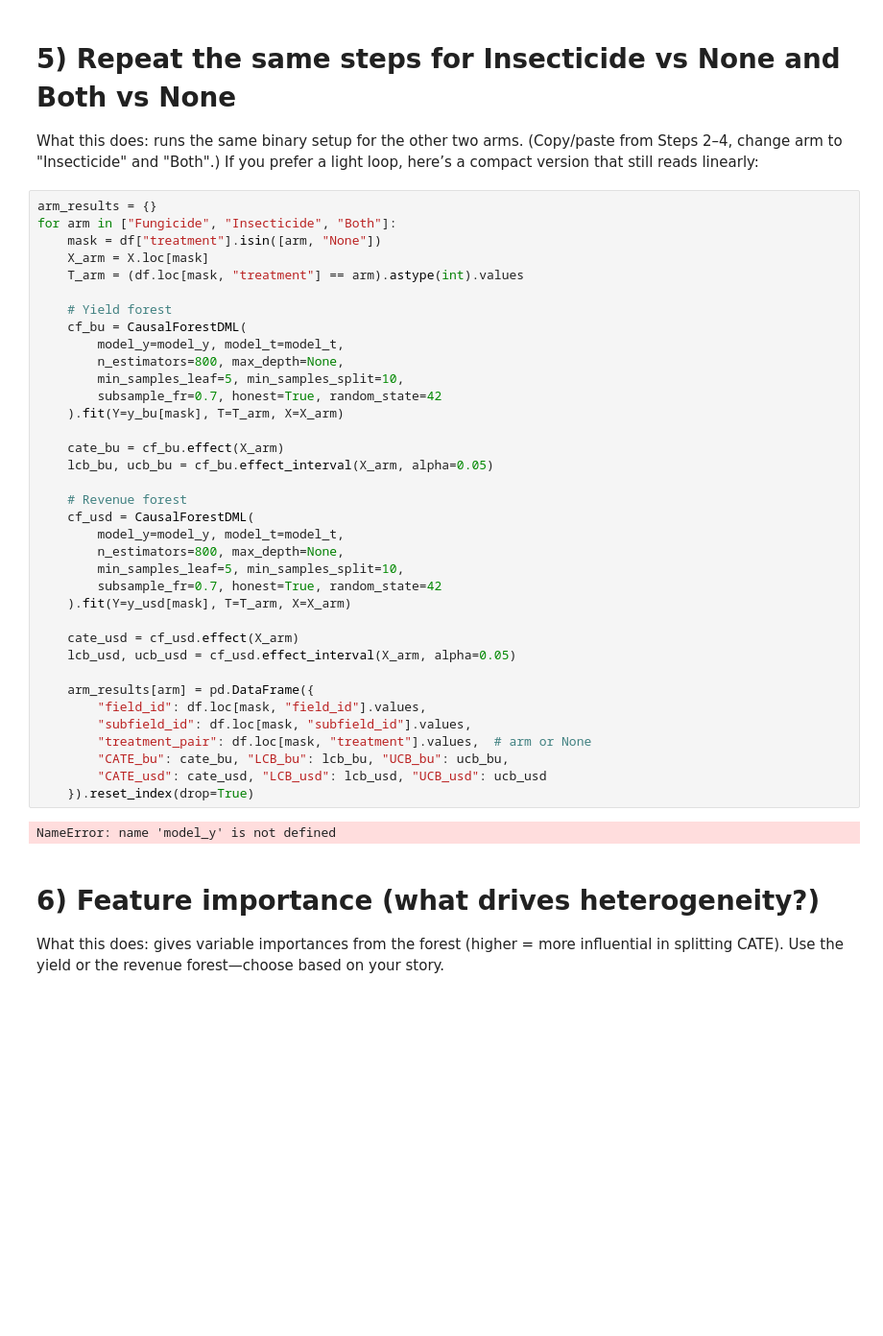
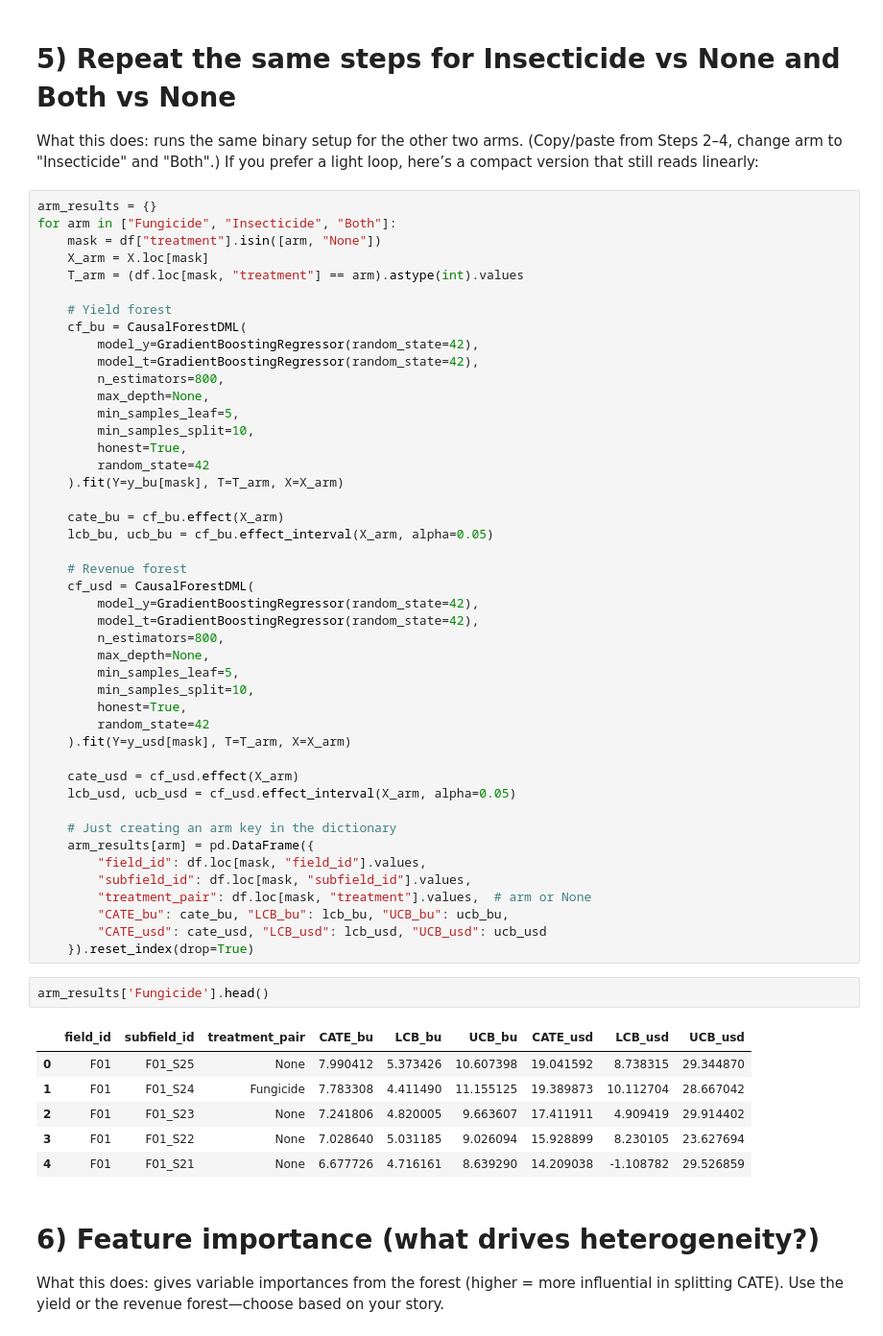
Before and after one commit to jwalluww/Portfolio_Projects, a Jupyter notebook: Quick_Hits/WIP_Farming_Dataset.ipynb, the cells around one changed output. Shown at 96% size. Saved outputs shown, nothing was run; the diff lists cells and outputs as text; blank space fills up the shorter version.

```diff
--- a/Quick_Hits/WIP_Farming_Dataset.ipynb
+++ b/Quick_Hits/WIP_Farming_Dataset.ipynb
@@ -774,10 +774,14 @@ for arm in ["Fungicide", "Insecticide", "Both"]:
 
     # Yield forest
     cf_bu = CausalForestDML(
-        model_y=model_y, model_t=model_t,
-        n_estimators=800, max_depth=None,
-        min_samples_leaf=5, min_samples_split=10,
-        subsample_fr=0.7, honest=True, random_state=42
+        model_y=GradientBoostingRegressor(random_state=42),
+        model_t=GradientBoostingRegressor(random_state=42),
+        n_estimators=800,
+        max_depth=None,
+        min_samples_leaf=5,
+        min_samples_split=10,
+        honest=True,
+        random_state=42
     ).fit(Y=y_bu[mask], T=T_arm, X=X_arm)
 
     cate_bu = cf_bu.effect(X_arm)
@@ -785,15 +789,20 @@ for arm in ["Fungicide", "Insecticide", "Both"]:
 
     # Revenue forest
     cf_usd = CausalForestDML(
-        model_y=model_y, model_t=model_t,
-        n_estimators=800, max_depth=None,
-        min_samples_leaf=5, min_samples_split=10,
-        subsample_fr=0.7, honest=True, random_state=42
+        model_y=GradientBoostingRegressor(random_state=42),
+        model_t=GradientBoostingRegressor(random_state=42),
+        n_estimators=800,
+        max_depth=None,
+        min_samples_leaf=5,
+        min_samples_split=10,
+        honest=True,
+        random_state=42
     ).fit(Y=y_usd[mask], T=T_arm, X=X_arm)
 
     cate_usd = cf_usd.effect(X_arm)
     lcb_usd, ucb_usd = cf_usd.effect_interval(X_arm, alpha=0.05)
 
+    # Just creating an arm key in the dictionary
     arm_results[arm] = pd.DataFrame({
         "field_id": df.loc[mask, "field_id"].values,
         "subfield_id": df.loc[mask, "subfield_id"].values,
@@ -801,8 +810,15 @@ for arm in ["Fungicide", "Insecticide", "Both"]:
         "CATE_bu": cate_bu, "LCB_bu": lcb_bu, "UCB_bu": ucb_bu,
         "CATE_usd": cate_usd, "LCB_usd": lcb_usd, "UCB_usd": ucb_usd
     }).reset_index(drop=True)
-# %% [output]
-NameError: name 'model_y' is not defined
+# %%
+arm_results['Fungicide'].head()
+# %% [output]
+|  | field_id | subfield_id | treatment_pair | CATE_bu | LCB_bu | UCB_bu | CATE_usd | LCB_usd | UCB_usd |
+| 0 | F01 | F01_S25 | None | 7.990412 | 5.373426 | 10.607398 | 19.041592 | 8.738315 | 29.344870 |
+| 1 | F01 | F01_S24 | Fungicide | 7.783308 | 4.411490 | 11.155125 | 19.389873 | 10.112704 | 28.667042 |
+| 2 | F01 | F01_S23 | None | 7.241806 | 4.820005 | 9.663607 | 17.411911 | 4.909419 | 29.914402 |
+| 3 | F01 | F01_S22 | None | 7.028640 | 5.031185 | 9.026094 | 15.928899 | 8.230105 | 23.627694 |
+| 4 | F01 | F01_S21 | None | 6.677726 | 4.716161 | 8.639290 | 14.209038 | -1.108782 | 29.526859 |
 # %% [markdown]
 # 6) Feature importance (what drives heterogeneity?)
 
```
Also changed, not shown: parts of 6 cells of this notebook.
